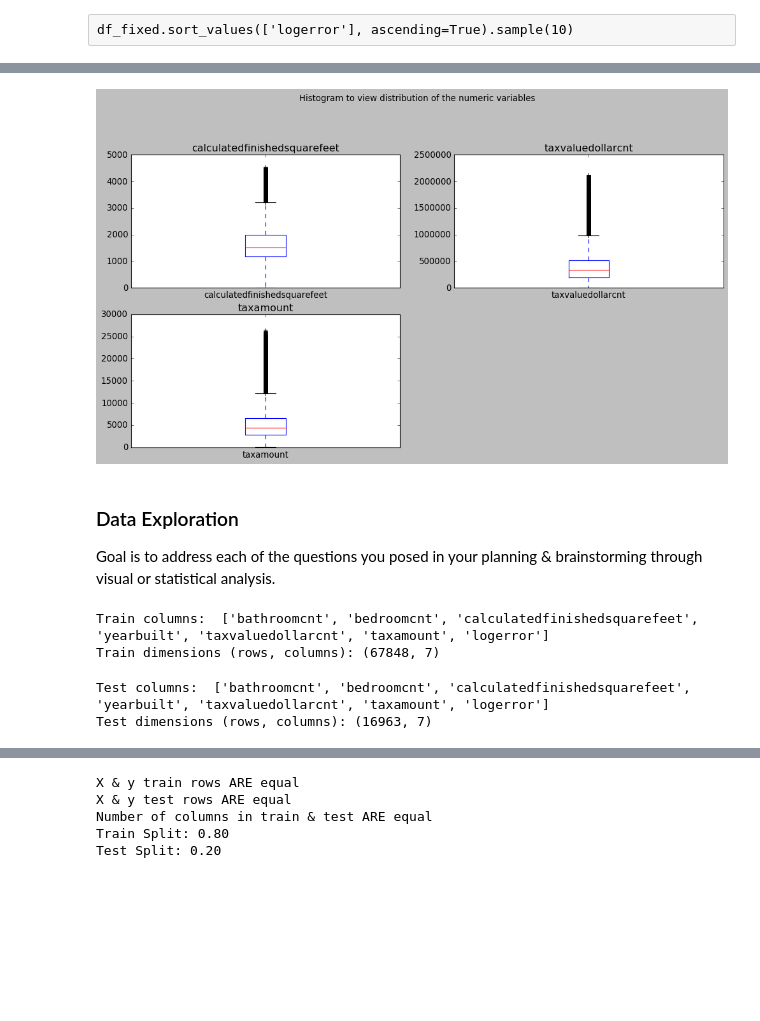
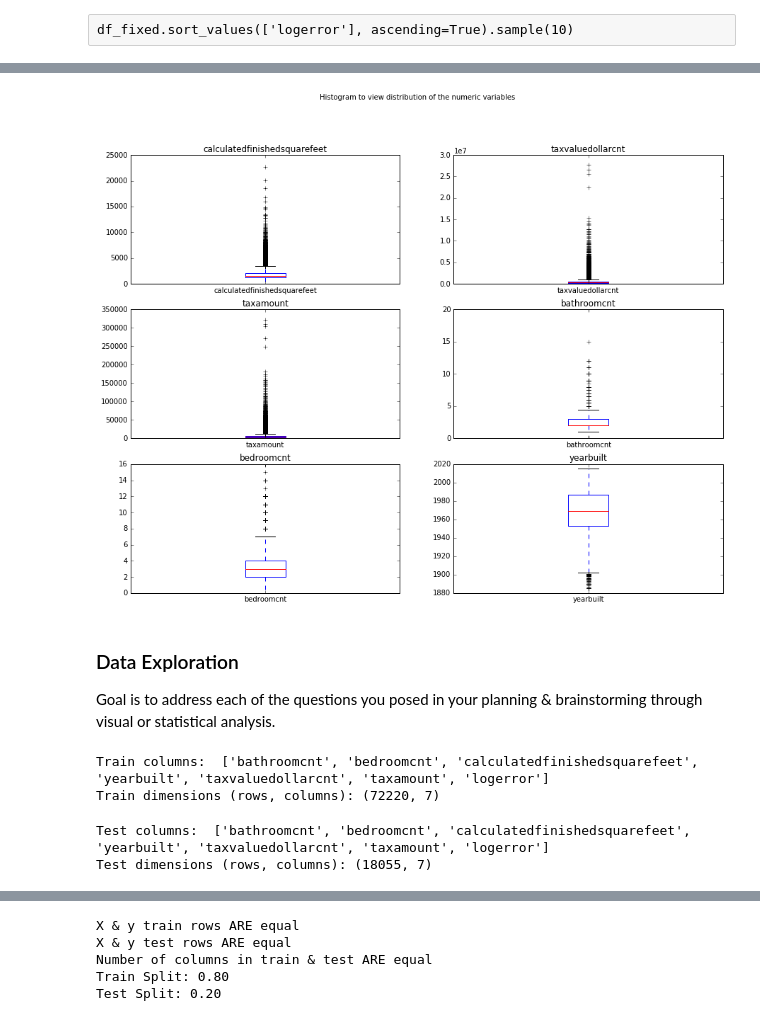
Before and after one commit to escalante-eric/codeup-ds-projects, a Jupyter notebook: Regression_Proj_EricEscalante.ipynb, the cells around one changed output, grey strips where cells are left out. Saved outputs shown, nothing was run; the diff lists cells and outputs as text; code cells hidden in the pictures; blank space fills up the shorter version.

```diff
--- a/Regression_Proj_EricEscalante.ipynb
+++ b/Regression_Proj_EricEscalante.ipynb
@@ -110,7 +92,7 @@ df_a = pd.DataFrame(dfproperties_2016, columns = [
 df_b = pd.DataFrame(dftrain_2016, columns = ['parcelid', 'logerror'])
 # %%
 ### Joining the both a and b along the 'parcelid' value
-df_join = pd.merge(df_a, df_b, on='parcelid')
+df_join = pd.merge(df_a, df_b, how='inner', on='parcelid')
 # %% [markdown]
 ### Sumarize Data
 # %%
@@ -187,7 +185,7 @@ columns_to_remove = ['fullbathcnt',
                      'garagecarcnt',
                      'roomcnt',
                      'parcelid']
-df_fixed = df_remove_outliers.drop(columns_to_remove, axis=1)
+df_fixed = df_join.drop(columns_to_remove, axis=1)
 
 ### Create a list of the independent variable name
 df_fixed.columns.values
@@ -248,10 +251,13 @@ plt.suptitle('Histogram to view distribution of the numeric variables')
 
 for i, col in enumerate(['calculatedfinishedsquarefeet',
                          'taxvaluedollarcnt',
-                         'taxamount']):
+                         'taxamount',
+                         'bathroomcnt',
+                         'bedroomcnt',
+                         'yearbuilt']):
     plot_number = i + 1 # i starts at 0, but plot nos should start at 1
     series = df_fixed[col]
     plt.subplot(4, 2, plot_number)
     plt.title(col)
-    series.hist(bins=20, density=False, cumulative=False, log=False)
+    series.hist(bins=10, density=False, cumulative=False, log=False)
 # %% [output]
@@ -259,18 +265,21 @@ for i, col in enumerate(['calculatedfinishedsquarefeet',
 # %%
-### View the distribution of the numeric variables with boxplots
+### View the distribution of the numeric variables with boxplots to visually see the outliers
 plt.figure(figsize=(15,15))
 plt.suptitle('Histogram to view distribution of the numeric variables')
 
 for i, col in enumerate(['calculatedfinishedsquarefeet',
                          'taxvaluedollarcnt',
-                         'taxamount']):
+                         'taxamount',
+                         'bathroomcnt',
+                         'bedroomcnt',
+                         'yearbuilt']):
     plot_number = i + 1 # i starts at 0, but plot nos should start at 1
     series = df_fixed[col]
     plt.subplot(4, 2, plot_number)
     plt.title(col)
     series.plot.box()
 # %% [output]
-[figure, old version]
+[figure, new version]
 # %% [markdown]
 ### Data Exploration
 
@@ -290,11 +299,11 @@ print("Train columns:  %s" % list(train.columns))
 print("Train dimensions (rows, columns):", train.shape)
 # %% [output]
 Train columns:  ['bathroomcnt', 'bedroomcnt', 'calculatedfinishedsquarefeet', 'yearbuilt', 'taxvaluedollarcnt', 'taxamount', 'logerror']
-Train dimensions (rows, columns): (67848, 7)
+Train dimensions (rows, columns): (72220, 7)
 # %%
 print("Test columns:  %s" % list(test.columns))
 print("Test dimensions (rows, columns):", test.shape)
 # %% [output]
 Test columns:  ['bathroomcnt', 'bedroomcnt', 'calculatedfinishedsquarefeet', 'yearbuilt', 'taxvaluedollarcnt', 'taxamount', 'logerror']
-Test dimensions (rows, columns): (16963, 7)
+Test dimensions (rows, columns): (18055, 7)
 # %%
```
Also changed, not shown: parts of 40 cells of this notebook.
